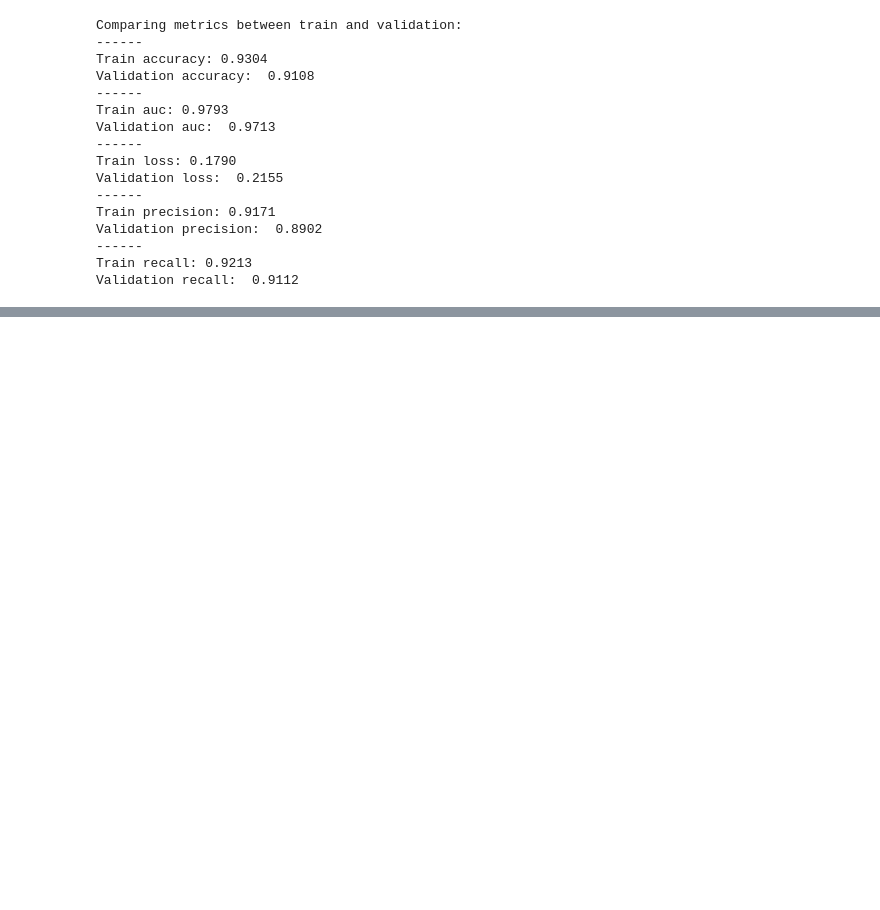
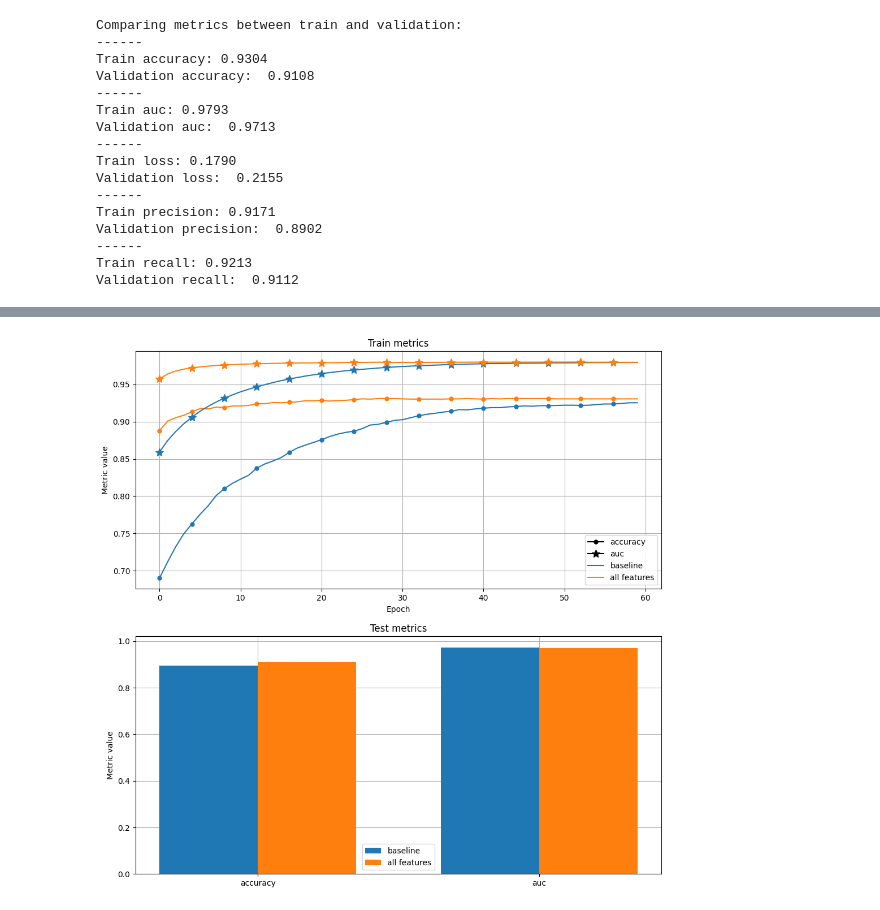
Before and after one commit to fotomain/py_labs_ai_crash_course, a Jupyter notebook: classification1-1.ipynb, the cells around one changed output, grey strips where cells are left out. Drawn from its saved outputs; the diff is of its cells as text; code cells hidden in the pictures; blank space fills up the shorter version.

```diff
--- a/classification1-1.ipynb
+++ b/classification1-1.ipynb
@@ -570,0 +575,6 @@ Validation recall:  0.9112
+# %%
+ml_edu.results.compare_experiment([experiment, experiment_all_features],
+                                  ['accuracy', 'auc'],
+                                  validation_features, validation_labels)
+# %% [output]
+[figure, added]
```
Also changed, not shown: parts of 5 cells of this notebook.
